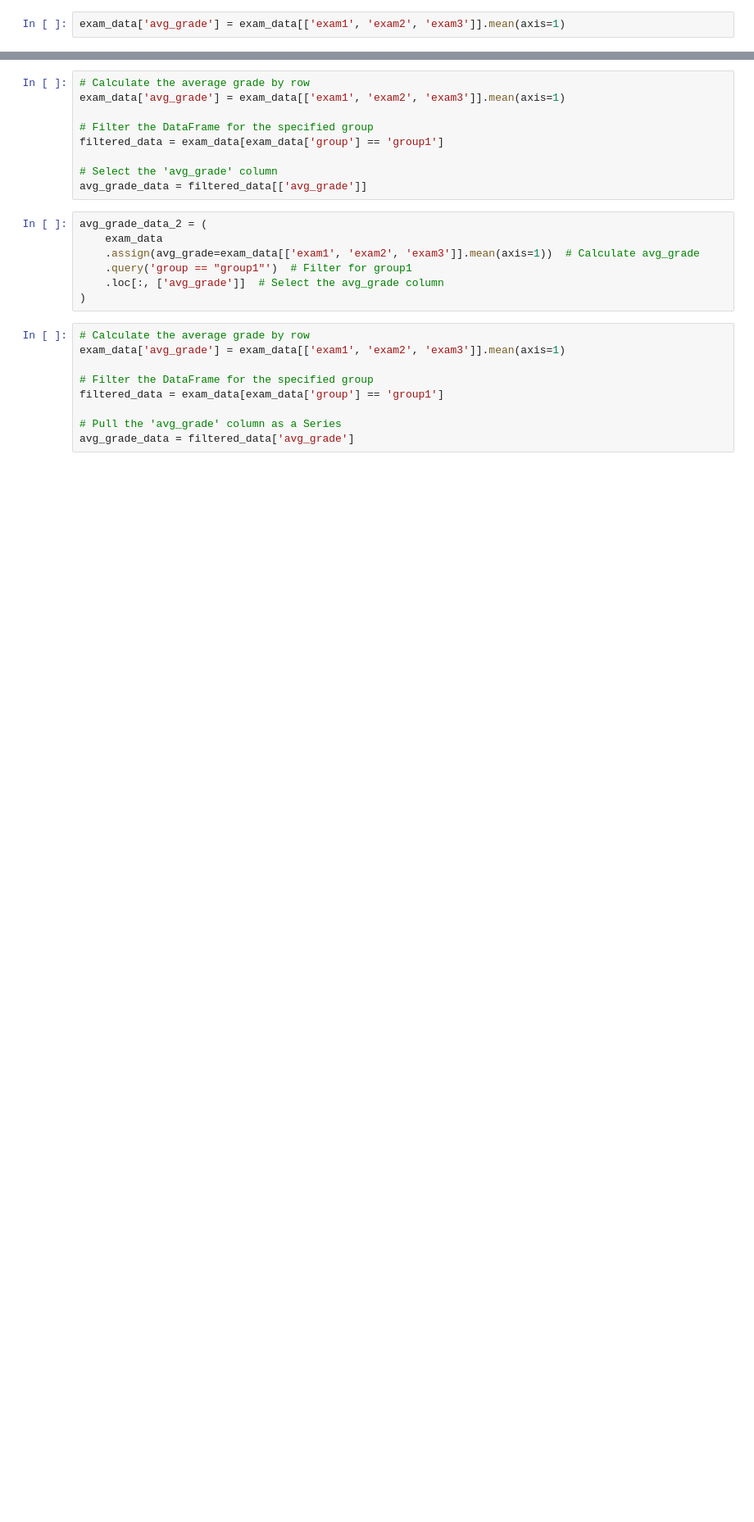
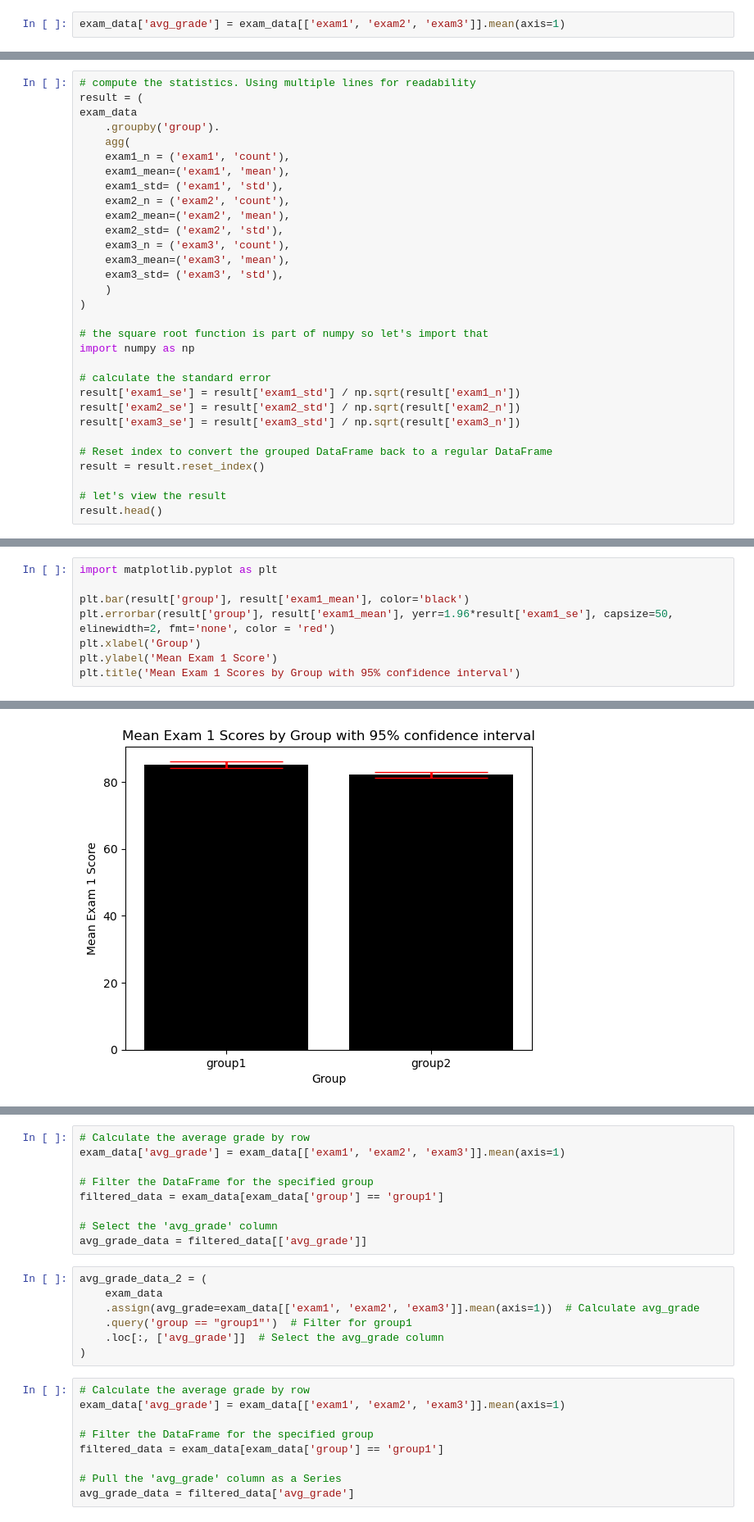
Before and after one commit to gphaser/Python-Intro, a Jupyter notebook: Exam data.ipynb, the cells around one changed output, grey strips where cells are left out. Shown: that part at 82% size. Drawn from its saved outputs; the diff is of its cells as text; blank space fills up the shorter version.

```diff
--- a/Exam data.ipynb
+++ b/Exam data.ipynb
@@ -167,0 +359,31 @@ exam_data_group_summary_2
+# %%
+# compute the statistics. Using multiple lines for readability
+result = (
+exam_data
+    .groupby('group').
+    agg(
+    exam1_n = ('exam1', 'count'),
+    exam1_mean=('exam1', 'mean'),
+    exam1_std= ('exam1', 'std'),
+    exam2_n = ('exam2', 'count'),
+    exam2_mean=('exam2', 'mean'),
+    exam2_std= ('exam2', 'std'),
+    exam3_n = ('exam3', 'count'),
+    exam3_mean=('exam3', 'mean'),
+    exam3_std= ('exam3', 'std'),
+    )
+)
+
+# the square root function is part of numpy so let's import that
+import numpy as np
+
+# calculate the standard error
+result['exam1_se'] = result['exam1_std'] / np.sqrt(result['exam1_n'])
+result['exam2_se'] = result['exam2_std'] / np.sqrt(result['exam2_n'])
+result['exam3_se'] = result['exam3_std'] / np.sqrt(result['exam3_n'])
+
+# Reset index to convert the grouped DataFrame back to a regular DataFrame
+result = result.reset_index()
+
+# let's view the result
+result.head()
@@ -167,0 +398,9 @@ exam_data_group_summary_2
+# %%
+import matplotlib.pyplot as plt
+
+plt.bar(result['group'], result['exam1_mean'], color='black')
+plt.errorbar(result['group'], result['exam1_mean'], yerr=1.96*result['exam1_se'], capsize=50, elinewidth=2, fmt='none', color = 'red')
+plt.xlabel('Group')
+plt.ylabel('Mean Exam 1 Score')
+plt.title('Mean Exam 1 Scores by Group with 95% confidence interval')
+# %% [output]
@@ -167,0 +408 @@ exam_data_group_summary_2
+[figure, added]
```
Also changed, not shown: parts of 36 cells of this notebook, 1 other file.
